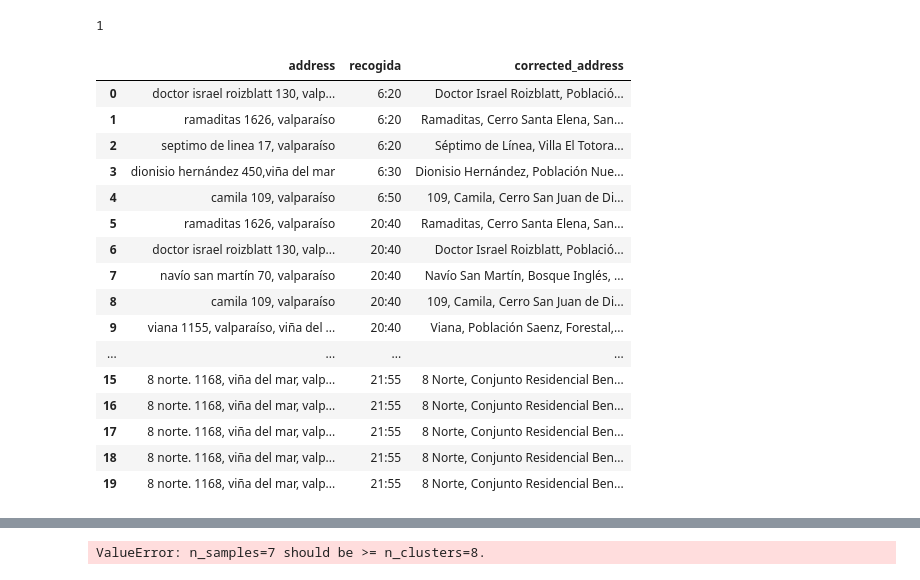
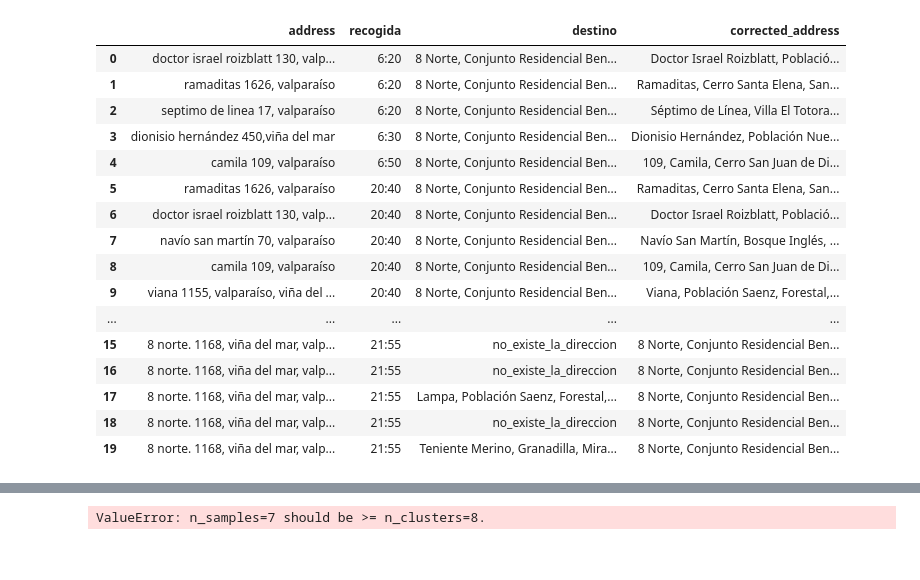
Before and after one commit to martinnnsss/best-route, a Jupyter notebook: best-route/routes - copia.ipynb, the cells around one changed output, grey strips where cells are left out. Saved outputs shown, nothing was run; the diff lists cells and outputs as text; code cells hidden in the pictures.

```diff
--- a/best-route/routes - copia.ipynb
+++ b/best-route/routes - copia.ipynb
@@ -31,7 +32,10 @@ street_abbreviations = {
     "av": "avenida",
     "pj": "pasaje",
     "cam": "camino",
-    "nte": "norte"
+    "nte": "norte",
+    "hermnos":'hermanos',
+    'hmnos':'hermanos',
+    'tte':'teniente',
     }
 
 
@@ -43,7 +47,8 @@ def correct_address(address):
 
 # Aplicar la función a cada dirección del DataFrame
 df["address"] = df["address"].str.lower().apply(correct_address)
+df['destino'] = df["destino"].str.lower().apply(correct_address)
 
-# Imprimir el DataFrame resultante
-print(df)
+
+df
 # %% [output]
@@ -67,40 +72,44 @@ print(df)
 # %%
 
 #Función para verificar que las direcciones estén correctas. Posteriormente se dejan fuera las incorrectas (momentaneo)
 
 def correct_address(address):
     geolocator = Nominatim(user_agent="geoapiExercises")
     location = geolocator.geocode(address)
     if location:
         return location.address
     else:
         return 'no_existe_la_direccion'
 
 
 df['corrected_address'] = df['address'].apply(correct_address)
+df['destino'] = df['destino'].apply(correct_address)
 
 filter=df['corrected_address']!='no_existe_la_direccion'
 
 df.where(filter ,inplace=True)
 df.dropna(inplace=True)
 
+
+##### verificar none o errores en las direcciones de destino (hay que pasarlas por el correct address y tb para el q saca las abreviaciones ))
+
+
 df
 # %% [output]
-1
-|  | address | recogida | corrected_address |
-| 0 | doctor israel roizblatt 130, valp... | 6:20 | Doctor Israel Roizblatt, Població... |
-| 1 | ramaditas 1626, valparaíso | 6:20 | Ramaditas, Cerro Santa Elena, San... |
-| 2 | septimo de linea 17, valparaíso | 6:20 | Séptimo de Línea, Villa El Totora... |
-| 3 | dionisio hernández 450,viña del mar | 6:30 | Dionisio Hernández, Población Nue... |
-| 4 | camila 109, valparaíso | 6:50 | 109, Camila, Cerro San Juan de Di... |
-| 5 | ramaditas 1626, valparaíso | 20:40 | Ramaditas, Cerro Santa Elena, San... |
-| 6 | doctor israel roizblatt 130, valp... | 20:40 | Doctor Israel Roizblatt, Població... |
-| 7 | navío san martín 70, valparaíso | 20:40 | Navío San Martín, Bosque Inglés, ... |
-| 8 | camila 109, valparaíso | 20:40 | 109, Camila, Cerro San Juan de Di... |
-| 9 | viana 1155, valparaíso, viña del ... | 20:40 | Viana, Población Saenz, Forestal,... |
-| ... | ... | ... | ... |
-| 15 | 8 norte. 1168, viña del mar, valp... | 21:55 | 8 Norte, Conjunto Residencial Ben... |
-| 16 | 8 norte. 1168, viña del mar, valp... | 21:55 | 8 Norte, Conjunto Residencial Ben... |
-| 17 | 8 norte. 1168, viña del mar, valp... | 21:55 | 8 Norte, Conjunto Residencial Ben... |
-| 18 | 8 norte. 1168, viña del mar, valp... | 21:55 | 8 Norte, Conjunto Residencial Ben... |
-| 19 | 8 norte. 1168, viña del mar, valp... | 21:55 | 8 Norte, Conjunto Residencial Ben... |
+|  | address | recogida | destino | corrected_address |
+| 0 | doctor israel roizblatt 130, valp... | 6:20 | 8 Norte, Conjunto Residencial Ben... | Doctor Israel Roizblatt, Població... |
+| 1 | ramaditas 1626, valparaíso | 6:20 | 8 Norte, Conjunto Residencial Ben... | Ramaditas, Cerro Santa Elena, San... |
+| 2 | septimo de linea 17, valparaíso | 6:20 | 8 Norte, Conjunto Residencial Ben... | Séptimo de Línea, Villa El Totora... |
+| 3 | dionisio hernández 450,viña del mar | 6:30 | 8 Norte, Conjunto Residencial Ben... | Dionisio Hernández, Población Nue... |
+| 4 | camila 109, valparaíso | 6:50 | 8 Norte, Conjunto Residencial Ben... | 109, Camila, Cerro San Juan de Di... |
+| 5 | ramaditas 1626, valparaíso | 20:40 | 8 Norte, Conjunto Residencial Ben... | Ramaditas, Cerro Santa Elena, San... |
+| 6 | doctor israel roizblatt 130, valp... | 20:40 | 8 Norte, Conjunto Residencial Ben... | Doctor Israel Roizblatt, Població... |
+| 7 | navío san martín 70, valparaíso | 20:40 | 8 Norte, Conjunto Residencial Ben... | Navío San Martín, Bosque Inglés, ... |
+| 8 | camila 109, valparaíso | 20:40 | 8 Norte, Conjunto Residencial Ben... | 109, Camila, Cerro San Juan de Di... |
+| 9 | viana 1155, valparaíso, viña del ... | 20:40 | 8 Norte, Conjunto Residencial Ben... | Viana, Población Saenz, Forestal,... |
+| ... | ... | ... | ... | ... |
+| 15 | 8 norte. 1168, viña del mar, valp... | 21:55 | no_existe_la_direccion | 8 Norte, Conjunto Residencial Ben... |
+| 16 | 8 norte. 1168, viña del mar, valp... | 21:55 | no_existe_la_direccion | 8 Norte, Conjunto Residencial Ben... |
+| 17 | 8 norte. 1168, viña del mar, valp... | 21:55 | Lampa, Población Saenz, Forestal,... | 8 Norte, Conjunto Residencial Ben... |
+| 18 | 8 norte. 1168, viña del mar, valp... | 21:55 | no_existe_la_direccion | 8 Norte, Conjunto Residencial Ben... |
+| 19 | 8 norte. 1168, viña del mar, valp... | 21:55 | Teniente Merino, Granadilla, Mira... | 8 Norte, Conjunto Residencial Ben... |
```
Also changed, not shown: parts of 4 cells of this notebook.
